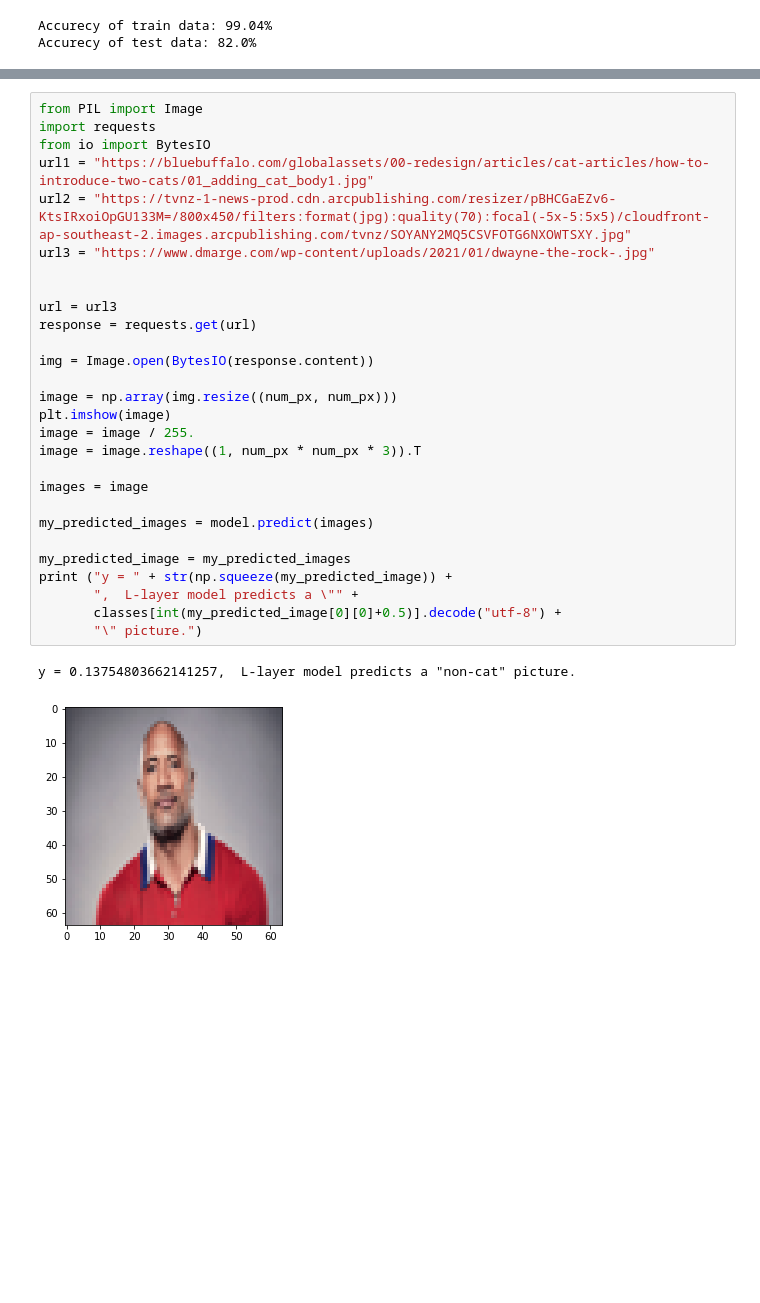
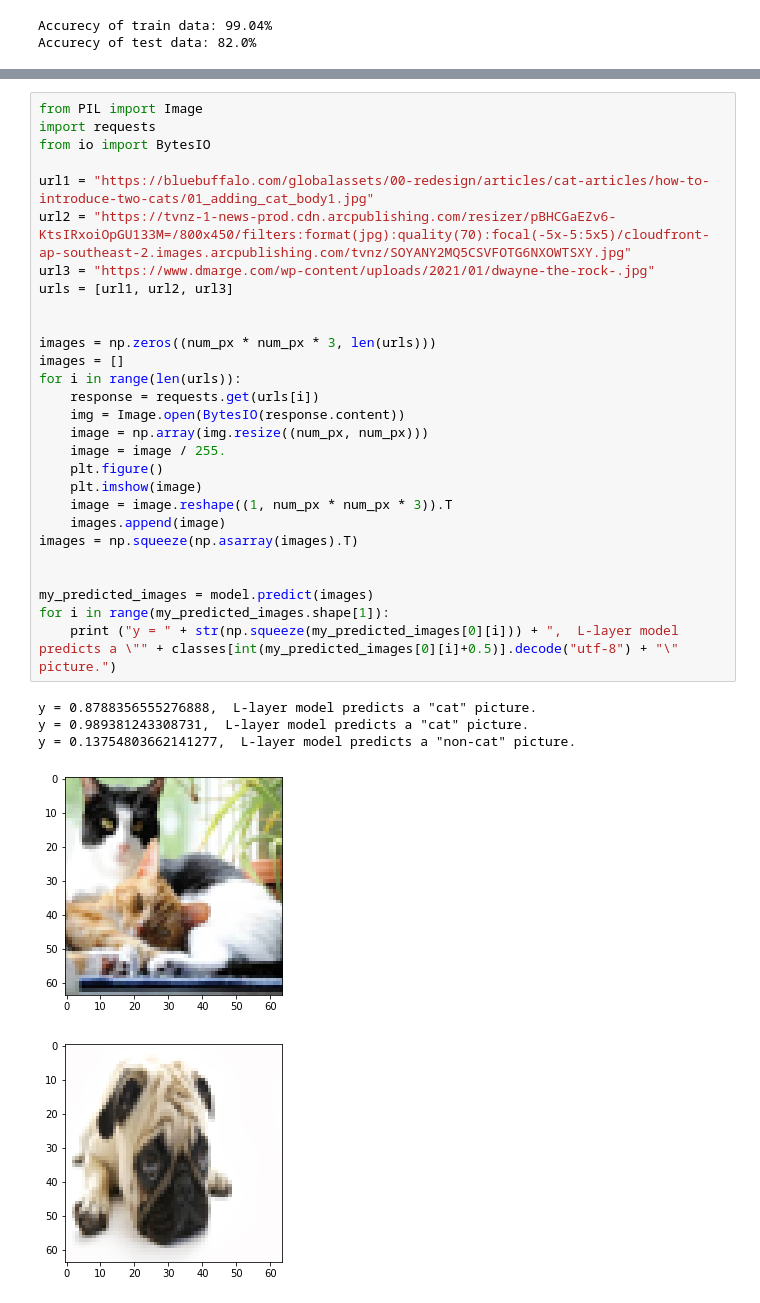
Before and after one commit to mohamednaji7/Neural-Network, a Jupyter notebook: neural-network.ipynb, the cells around one changed output, grey strips where cells are left out. Drawn from its saved outputs; the diff is of its cells as text; blank space fills up the shorter version.

Commit message:
Kaggle Notebook | Neural Network | test random images from the web

```diff
--- a/neural-network.ipynb
+++ b/neural-network.ipynb
@@ -544,31 +548,34 @@ Accurecy of test data: 82.0%
 # %%
 from PIL import Image
 import requests
 from io import BytesIO
+
 url1 = "https://bluebuffalo.com/globalassets/00-redesign/articles/cat-articles/how-to-introduce-two-cats/01_adding_cat_body1.jpg"
 url2 = "https://tvnz-1-news-prod.cdn.arcpublishing.com/resizer/pBHCGaEZv6-KtsIRxoiOpGU133M=/800x450/filters:format(jpg):quality(70):focal(-5x-5:5x5)/cloudfront-ap-southeast-2.images.arcpublishing.com/tvnz/SOYANY2MQ5CSVFOTG6NXOWTSXY.jpg"
 url3 = "https://www.dmarge.com/wp-content/uploads/2021/01/dwayne-the-rock-.jpg"
+urls = [url1, url2, url3]
 
 
-url = url3
-response = requests.get(url)
+images = np.zeros((num_px * num_px * 3, len(urls)))
+images = []
+for i in range(len(urls)):
+    response = requests.get(urls[i])
+    img = Image.open(BytesIO(response.content))
+    image = np.array(img.resize((num_px, num_px)))
+    image = image / 255.
+    plt.figure()
+    plt.imshow(image)
+    image = image.reshape((1, num_px * num_px * 3)).T
+    images.append(image)
+images = np.squeeze(np.asarray(images).T)
 
-img = Image.open(BytesIO(response.content))
-
-image = np.array(img.resize((num_px, num_px)))
-plt.imshow(image)
-image = image / 255.
-image = image.reshape((1, num_px * num_px * 3)).T
-
-images = image
 
 my_predicted_images = model.predict(images)
-
-my_predicted_image = my_predicted_images
-print ("y = " + str(np.squeeze(my_predicted_image)) +
-       ",  L-layer model predicts a \"" +
-       classes[int(my_predicted_image[0][0]+0.5)].decode("utf-8") +
-       "\" picture.")
+for i in range(my_predicted_images.shape[1]):
+    print ("y = " + str(np.squeeze(my_predicted_images[0][i])) + ",  L-layer model predicts a \"" + classes[int(my_predicted_images[0][i]+0.5)].decode("utf-8") + "\" picture.")
 # %% [output]
-y = 0.13754803662141257,  L-layer model predicts a "non-cat" picture.
+y = 0.8788356555276888,  L-layer model predicts a "cat" picture.
+y = 0.989381243308731,  L-layer model predicts a "cat" picture.
+y = 0.13754803662141277,  L-layer model predicts a "non-cat" picture.
-[figure, old version]
+[figure, new version]
+[figure, added]
```
Also changed, not shown: parts of 5 cells of this notebook.
